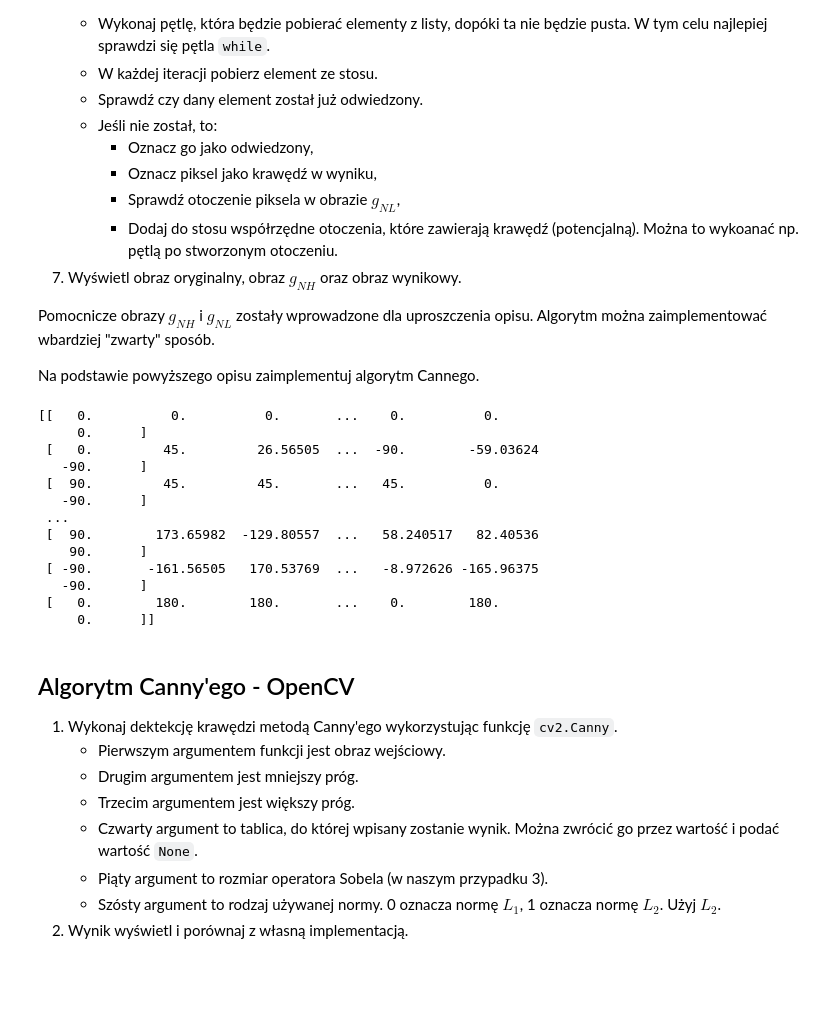
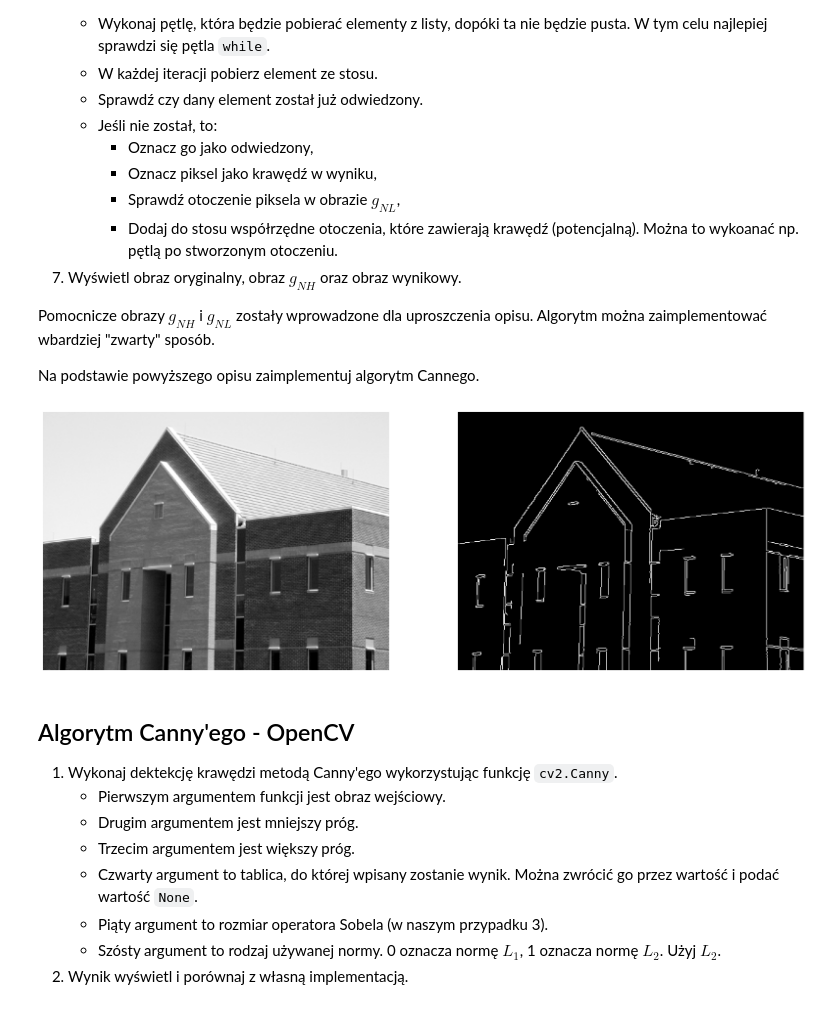
Before and after one commit to tostafin/image-processing-labs, a Jupyter notebook: lab2/09_Canny.ipynb, the cells around one changed output. Saved outputs shown, nothing was run; the diff lists cells and outputs as text; code cells hidden in the pictures; blank space fills up the shorter version.

```diff
--- a/lab2/09_Canny.ipynb
+++ b/lab2/09_Canny.ipynb
@@ -198,48 +198,92 @@ Na podstawie powyższego opisu zaimplementuj algorytm Cannego.
 # gradients with Sobel filtration
 g_x = cv2.Sobel(I_gaussian_blur, cv2.CV_32F, 1, 0)
 g_y = cv2.Sobel(I_gaussian_blur, cv2.CV_32F, 0, 1)
 
 # amplitude and angle
 M = np.sqrt(g_x**2 + g_y**2)
 alpha = np.arctan2(g_y, g_x)
 alpha_degrees = alpha * 180 / np.pi
 
 # quantize gradients angles
 x, y = alpha_degrees.shape
 quantized_angles = np.zeros(alpha_degrees.shape)
 """
+Axes directions
         |
         |
 --------|-------->
         |
         |
         |
         v
 """
 for i in range(x):
     for j in range(y):
         if 67.5 <= alpha_degrees[i, j] <= 112.5 or -112.5 <= alpha_degrees[i, j] <= -67.5:
             quantized_angles[i, j] = 1
-        elif -22.5 <= alpha_degrees[i, j] <= 22.5 or alpha_degrees >= 157.5 or alpha_degrees <= -157.5:
+        elif -22.5 <= alpha_degrees[i, j] <= 22.5 or alpha_degrees[i, j] >= 157.5 or alpha_degrees[i, j] <= -157.5:
             quantized_angles[i, j] = 2
         elif 112.5 <= alpha_degrees[i, j] <= 157.5 or -67.5 <= alpha_degrees[i, j] <= -22.5:
             quantized_angles[i, j] = 3
         else:
-            quantized_angles = 4
+            quantized_angles[i, j] = 4
+
+
+# nonmax
+def nonmax(quantized_angles, M):
+    x, y = quantized_angles.shape
+    g_N = np.zeros(quantized_angles.shape)
+    for i in range(x):
+        for j in range(y):
+            # mind the axes directions above!
+            if quantized_angles[i, j] == 2:
+                neighbor1, neighbor2 = (i, j - 1), (i, j + 1)
+            elif quantized_angles[i, j] == 1:
+                neighbor1, neighbor2 = (i - 1, j), (i + 1, j)
+            elif quantized_angles[i, j] == 4:
+                neighbor1, neighbor2 = (i + 1, j + 1), (i - 1, j - 1)
+            else:
+                neighbor1, neighbor2 = (i + 1, j - 1), (i - 1, j + 1)
+
+            if not (neighbor1[0] < x and neighbor1[1] < y and M[i, j] < M[neighbor1] or neighbor2[0] < x and neighbor2[1] < y and M[i, j] < M[neighbor2]):
+                g_N[i, j] = M[i, j]
+
+    return g_N
+
+g_N = nonmax(quantized_angles, M)
+
+# binarization
+TH = 200
+TL = TH // 2
+g_NH = g_N >= TH
+g_NL = (TH > g_N) & (g_N >= TL)
+
+# stack
+x, y = I_house.shape
+pixels_stack = [(i, j) for i in range(x) for j in range(y) if g_NH[i, j]]
+visited_pixels = np.zeros(I_house.shape, dtype=bool)
+res_edges = np.zeros(I_house.shape, dtype=bool)
+while pixels_stack:
+    i, j = pixels_stack.pop()
+    if not visited_pixels[i, j]:
+        visited_pixels[i, j] = True
+        res_edges[i, j] = True
+        for m in range(i - 1, i + 1 + 1):
+            for n in range(j - 1, j + 1 + 1):
+                if m < x and n < y and g_NL[m, n]:
+                    pixels_stack.append((m, n))
+
+# show
+fig, axs = plt.subplots(1, 2, figsize=(20, 20))
+
+axs[0].imshow(I_house, 'gray', vmin=0, vmax=256)
+axs[0].axis('off')
+axs[1].imshow(res_edges, 'gray')
+axs[1].axis('off')
+
+fig.show()
 # %% [output]
-[[   0.          0.          0.       ...    0.          0.
-     0.      ]
- [   0.         45.         26.56505  ...  -90.        -59.03624
-   -90.      ]
- [  90.         45.         45.       ...   45.          0.
-   -90.      ]
- ...
- [  90.        173.65982  -129.80557  ...   58.240517   82.40536
-    90.      ]
- [ -90.       -161.56505   170.53769  ...   -8.972626 -165.96375
-   -90.      ]
- [   0.        180.        180.       ...    0.        180.
-     0.      ]]
+[figure, added]
 # %% [markdown]
 ## Algorytm Canny'ego - OpenCV
 
```
Also changed, not shown: parts of 2 cells of this notebook.
